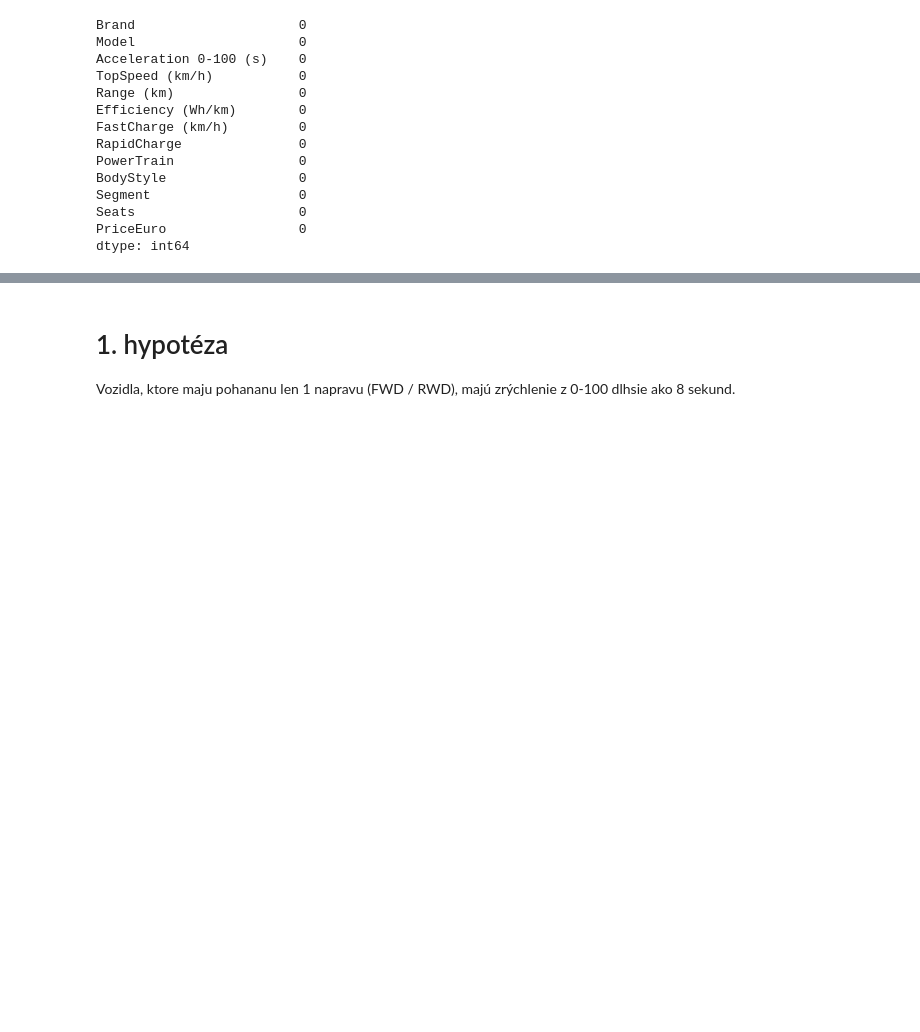
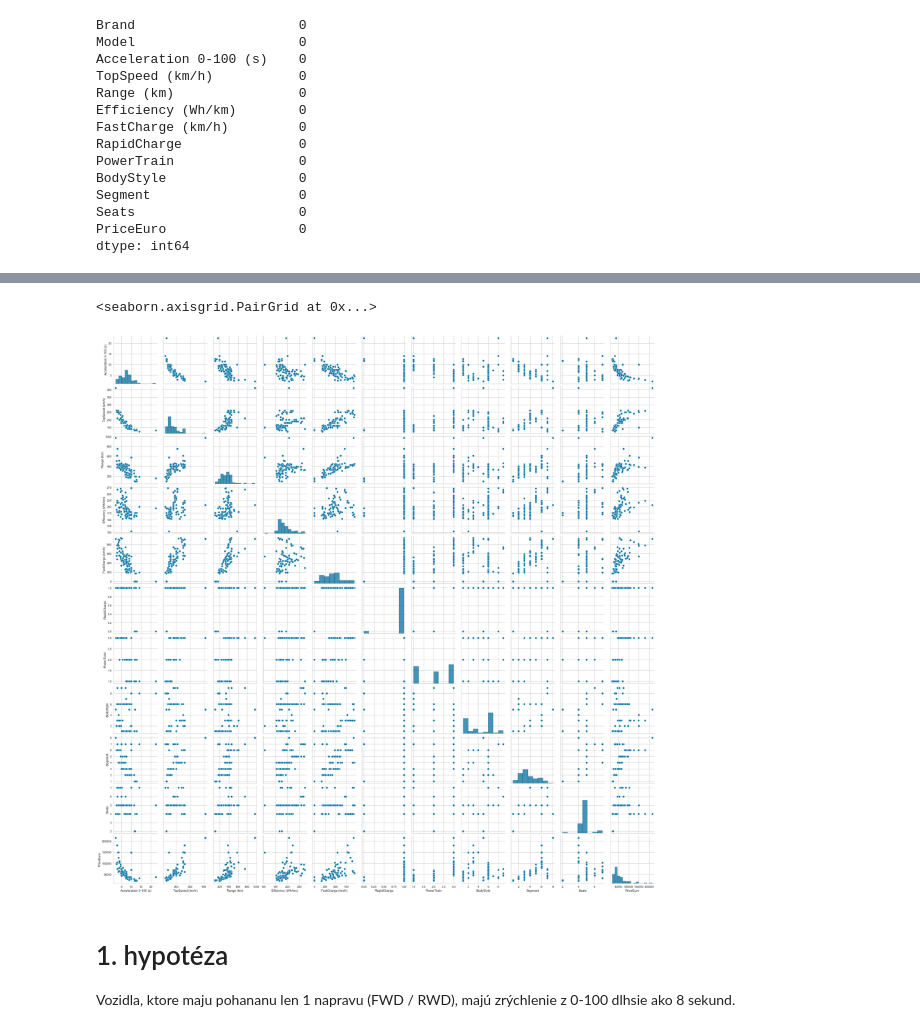
Before and after one commit to MartinJank/OZNAL, a Jupyter notebook: eda.ipynb, the cells around one changed output, grey strips where cells are left out. Cells and saved outputs as stored; diff of their text form; code cells hidden in the pictures; blank space fills up the shorter version.

```diff
--- a/eda.ipynb
+++ b/eda.ipynb
@@ -217,5 +219,8 @@ normalized_data = data
 # %%
-# sns.pairplot(normalized_data)
+sns.pairplot(normalized_data)
+# %% [output]
+<seaborn.axisgrid.PairGrid at 0x...>
+[figure, added]
 # %%
 # sns.pairplot(normalized_data, hue = "PowerTrain")
 # %% [markdown]
```
Also changed, not shown: parts of 119 cells of this notebook.
